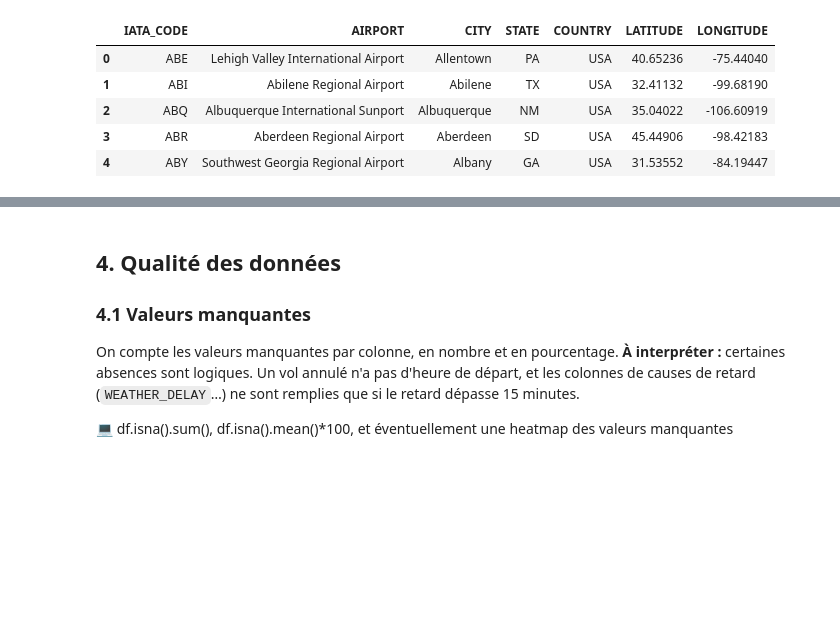
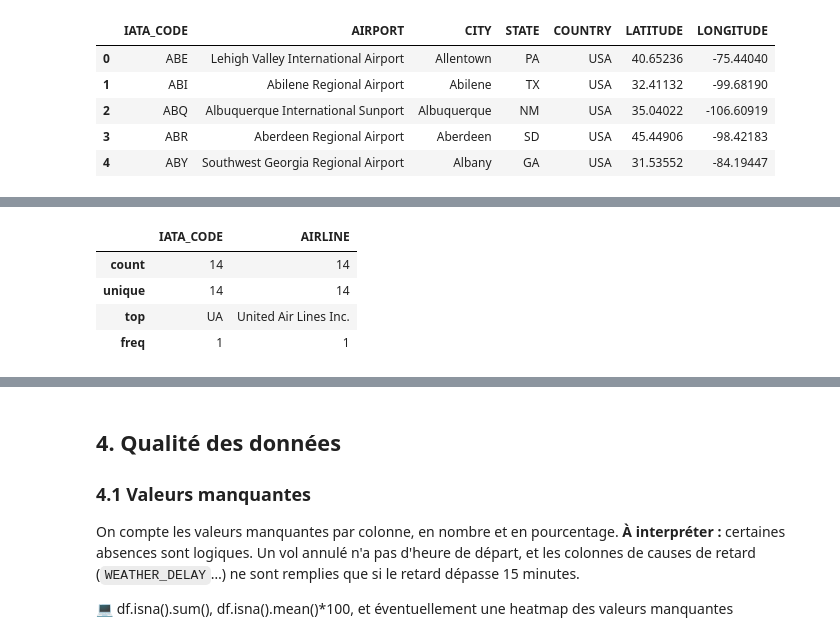
Before and after one commit to rovenmelloul/dazzle-dash, a Jupyter notebook: analyse.ipynb, the cells around one changed output, grey strips where cells are left out. Saved outputs shown, nothing was run; the diff lists cells and outputs as text; code cells hidden in the pictures; blank space fills up the shorter version.

```diff
--- a/analyse.ipynb
+++ b/analyse.ipynb
@@ -170,0 +190,8 @@ df_airports.head()
+# %%
+df_airlines.describe()
+# %% [output]
+|  | IATA_CODE | AIRLINE |
+| count | 14 | 14 |
+| unique | 14 | 14 |
+| top | UA | United Air Lines Inc. |
+| freq | 1 | 1 |
```
Also changed, not shown: parts of 13 cells of this notebook.
